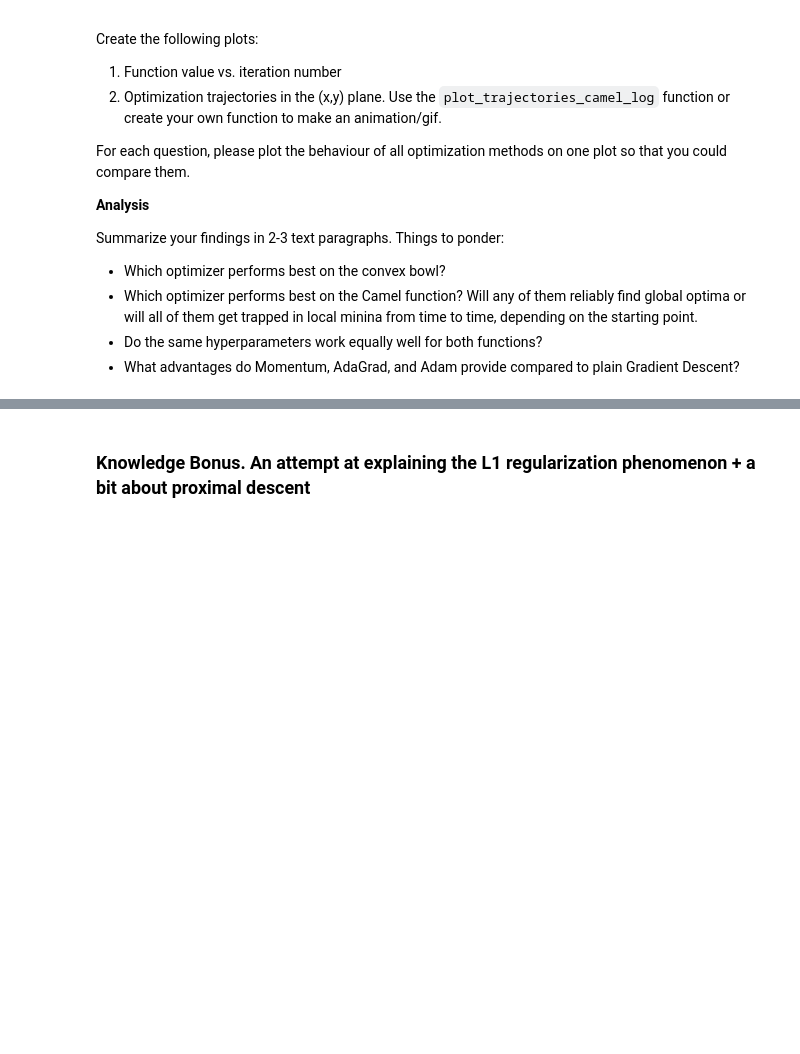
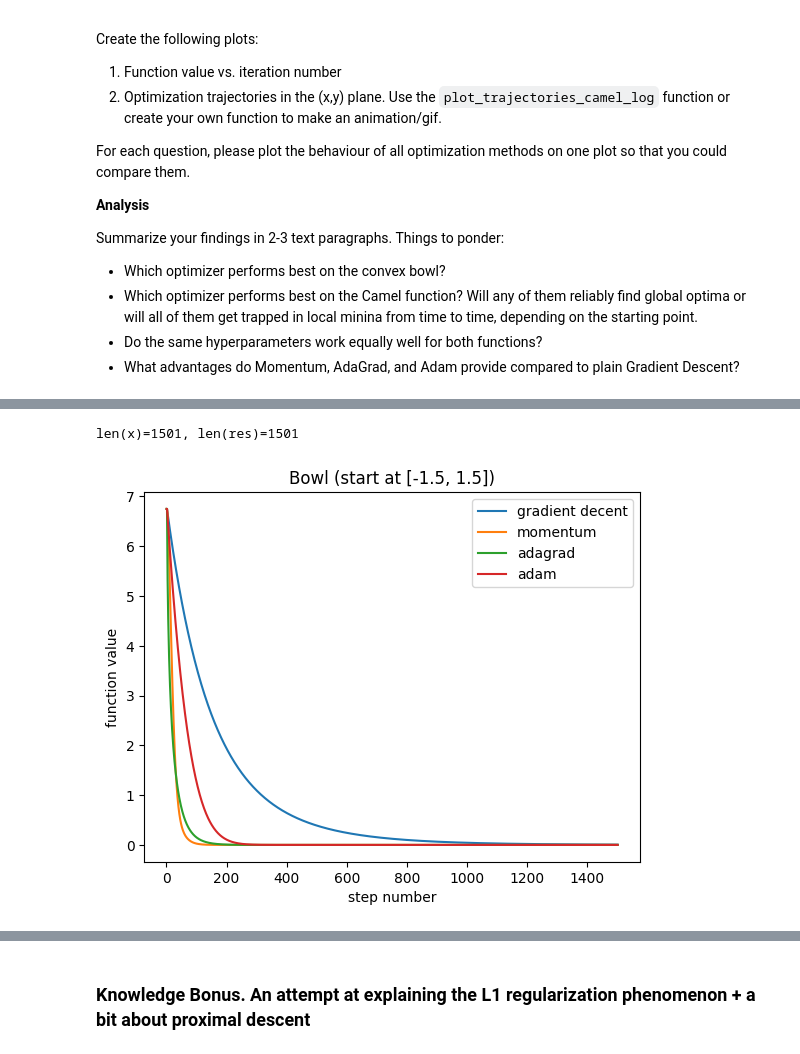
Before and after one commit to yaronwinter/Nebius, a Jupyter notebook: assignments/assignment_02/assignment_02_nb.ipynb, the cells around one changed output, grey strips where cells are left out. Saved outputs shown, nothing was run; the diff lists cells and outputs as text; code cells hidden in the pictures; blank space fills up the shorter version.

```diff
--- a/assignments/assignment_02/assignment_02_nb.ipynb
+++ b/assignments/assignment_02/assignment_02_nb.ipynb
@@ -1308,0 +1262,5 @@ results_camel = {
+# %%
+plot_convergence(results_bowl, "Bowl (start at [-1.5, 1.5])")
+# %% [output]
+len(x)=1501, len(res)=1501
+[figure, added]
```
Also changed, not shown: parts of 15 cells of this notebook.
